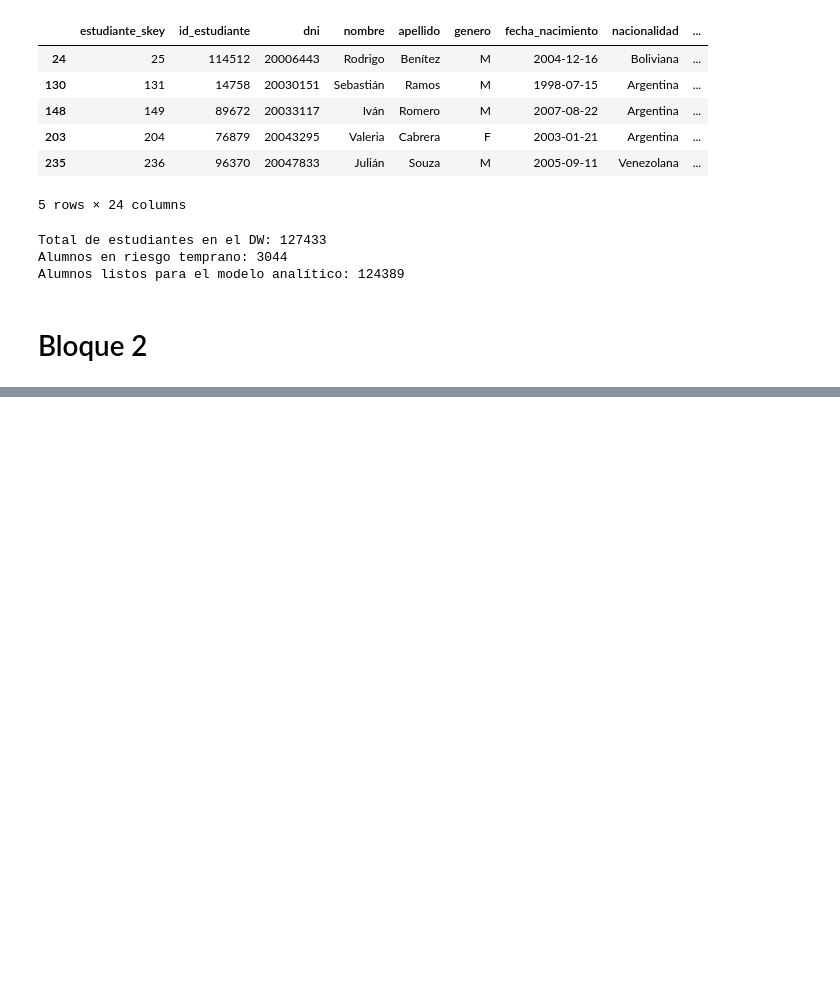
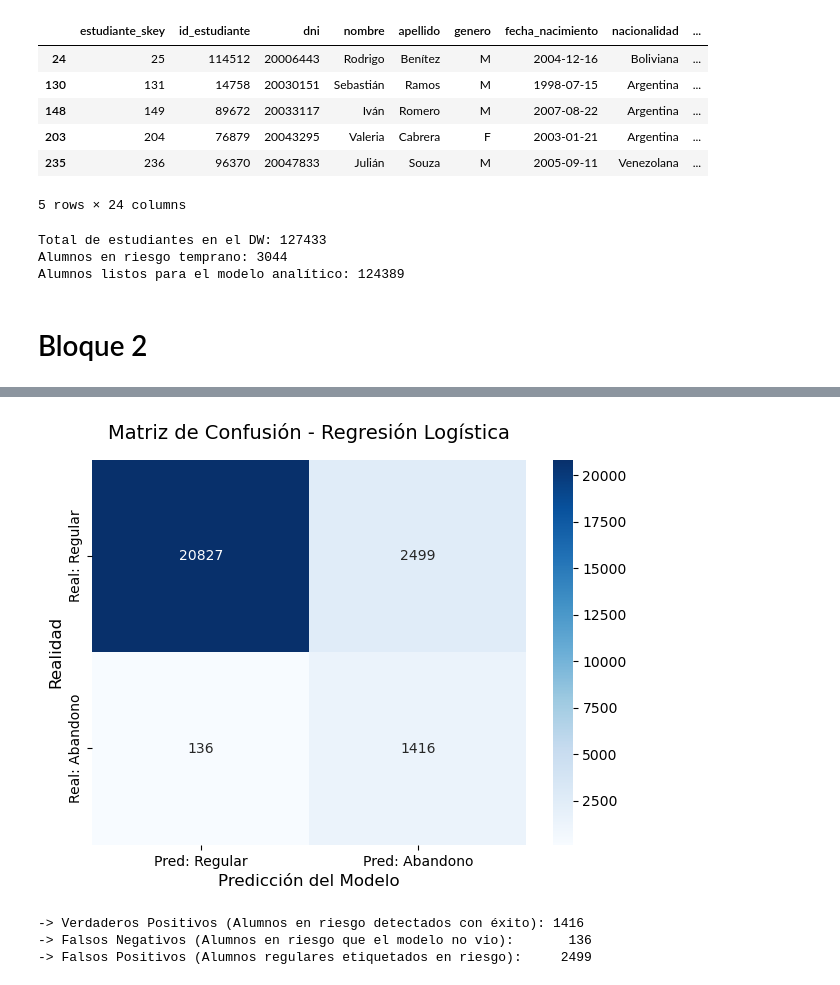
Before and after one commit to GonzaloAcost4/ADE2026_TpiUniversidad, a Jupyter notebook: AnalisisAvanzado/ModeloML.ipynb, the cells around one changed output, grey strips where cells are left out. Cells and saved outputs as stored; diff of their text form; code cells hidden in the pictures; blank space fills up the shorter version.

```diff
--- a/AnalisisAvanzado/ModeloML.ipynb
+++ b/AnalisisAvanzado/ModeloML.ipynb
@@ -116,0 +290,22 @@ df_master['nivel_curso_maximo'] = df_master['nivel_curso_maximo'].fillna(1) # Si
+# %%
+# 1. Importamos las herramientas de evaluación de Scikit-Learn
+from sklearn.metrics import accuracy_score, precision_score, recall_score, f1_score, classification_report
+
+# 2. Generamos las predicciones sobre el set de testeo (20%)
+y_pred_lr = modelo_lr.predict(X_test)
+
+# 3. Calculamos las métricas técnicas individuales
+accuracy_lr = accuracy_score(y_test, y_pred_lr)
+precision_lr = precision_score(y_test, y_pred_lr)
+recall_lr = recall_score(y_test, y_pred_lr)
+f1_lr = f1_score(y_test, y_pred_lr)
+
+# 4. Mostramos el reporte unificado en pantalla
+print("=== MÉTRICAS DE EVALUACIÓN: REGRESIÓN LOGÍSTICA ===")
+print(f"Accuracy (Exactitud Global): {accuracy_lr:.4f}")
+print(f"Precision (Precisión):        {precision_lr:.4f}")
+print(f"Recall (Sensibilidad):       {recall_lr:.4f}")
+print(f"F1-Score:                    {f1_lr:.4f}\n")
+
+# Reporte detallado por clase (0: Regular, 1: Abandono)
+print(classification_report(y_test, y_pred_lr, target_names=['Regular', 'Abandono']))
@@ -116,0 +327,28 @@ df_master['nivel_curso_maximo'] = df_master['nivel_curso_maximo'].fillna(1) # Si
+# %%
+import matplotlib.pyplot as plt
+import seaborn as sns
+from sklearn.metrics import confusion_matrix
+
+# 1. Calculamos la matriz de confusión analítica
+cm_lr = confusion_matrix(y_test, y_pred_lr)
+
+# 2. Graficamos la matriz de forma interactiva y visual
+plt.figure(figsize=(7, 5))
+sns.heatmap(cm_lr, annot=True, fmt='d', cmap='Blues',
+            xticklabels=['Pred: Regular', 'Pred: Abandono'],
+            yticklabels=['Real: Regular', 'Real: Abandono'])
+
+plt.title('Matriz de Confusión - Regresión Logística', fontsize=14, pad=15)
+plt.ylabel('Realidad', fontsize=12)
+plt.xlabel('Predicción del Modelo', fontsize=12)
+plt.show()
+
+# Interpretación técnica para el informe:
+print(f"-> Verdaderos Positivos (Alumnos en riesgo detectados con éxito): {cm_lr[1,1]}")
+print(f"-> Falsos Negativos (Alumnos en riesgo que el modelo no vio):       {cm_lr[1,0]}")
+print(f"-> Falsos Positivos (Alumnos regulares etiquetados en riesgo):     {cm_lr[0,1]}")
+# %% [output]
+[figure, added]
+-> Verdaderos Positivos (Alumnos en riesgo detectados con éxito): 1416
+-> Falsos Negativos (Alumnos en riesgo que el modelo no vio):       136
+-> Falsos Positivos (Alumnos regulares etiquetados en riesgo):     2499
```
Also changed, not shown: parts of 28 cells of this notebook, 1 other file.
